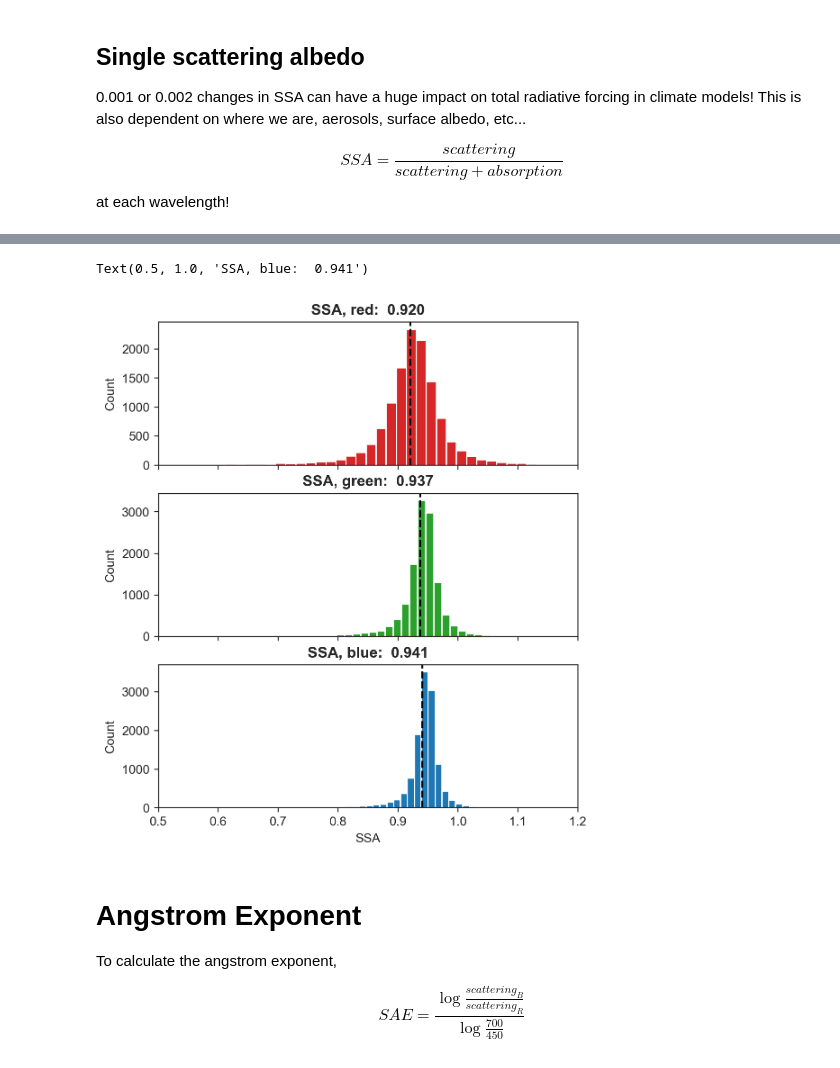
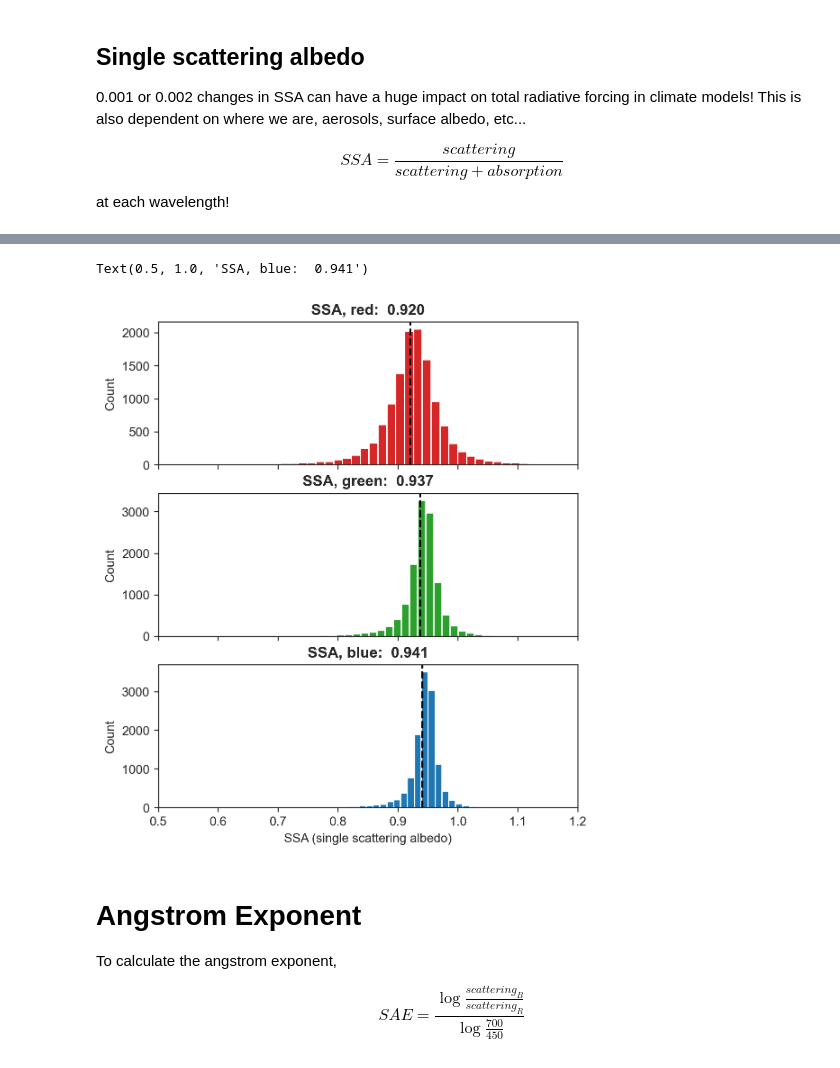
Before and after one commit to james-y-yoon/PNNL_ATMS_591, a Jupyter notebook: Day3_Optical_Properties_Demo/Optical_Properties_Code.ipynb, the cells around one changed output, grey strips where cells are left out. Saved outputs shown, nothing was run; the diff lists cells and outputs as text; code cells hidden in the pictures.

```diff
--- a/Day3_Optical_Properties_Demo/Optical_Properties_Code.ipynb
+++ b/Day3_Optical_Properties_Demo/Optical_Properties_Code.ipynb
@@ -90,27 +87,27 @@ Text(0.5, 1.0, 'SSA, blue')
 # %%
-fig, (ax, ax2, ax3) = plt.subplots(3,1, sharex = True, figsize = (6,7))
+fig, (ax, ax2, ax3) = plt.subplots(3, 1, sharex = True, figsize = (6,7))
 
-ax.hist(df['ssa_red'], bins = 150, color = 'tab:red')
+ax.hist(df['ssa_red'], bins = 170, color = 'tab:red')
 ax2.hist(df['ssa_green'], bins = 100, color = 'tab:green')
 ax3.hist(df['ssa_blue'], bins = 80, color = 'tab:blue')
 
 ax.axvline(np.mean(df['ssa_red']), ls = 'dashed', color = 'black')
 ax2.axvline(np.mean(df['ssa_green']), ls = 'dashed', color = 'black')
 ax3.axvline(np.mean(df['ssa_blue']), ls = 'dashed', color = 'black')
 
 ax.set_ylabel('Count')
 ax2.set_ylabel('Count')
 ax3.set_ylabel('Count')
 
-ax3.set_xlabel('SSA')
+ax3.set_xlabel('SSA (single scattering albedo)')
 
 ax.set_xlim([0.5,1.2])
 ax.set_title(f'SSA, red: {np.mean(df['ssa_red']) : .3f}', weight = 'bold')
 ax2.set_title(f'SSA, green: {np.mean(df['ssa_green']) : .3f}', weight = 'bold')
 ax3.set_title(f'SSA, blue: {np.mean(df['ssa_blue']) : .3f}', weight = 'bold')
 # %% [output]
 Text(0.5, 1.0, 'SSA, blue:  0.941')
-[figure, old version]
+[figure, new version]
 # %% [markdown]
 # Angstrom Exponent
 
```
Also changed, not shown: parts of 6 cells of this notebook.
